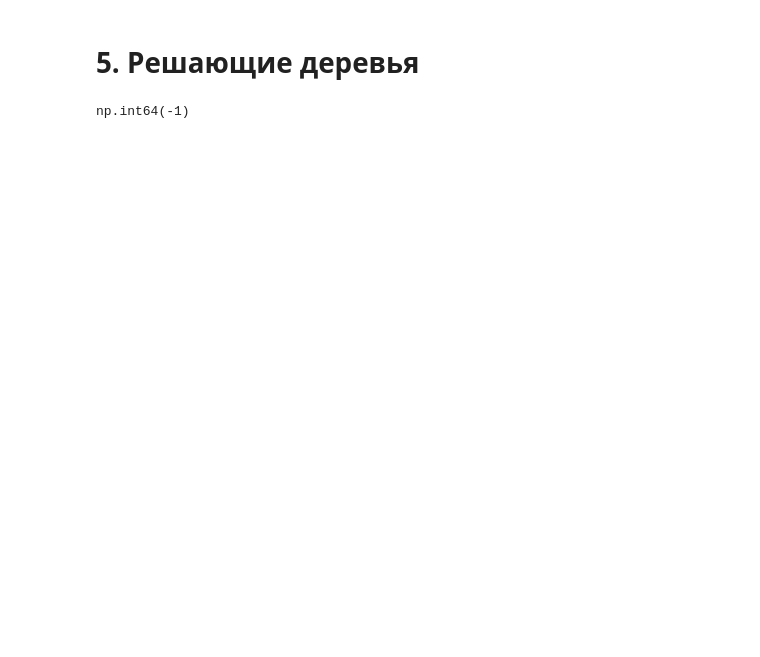
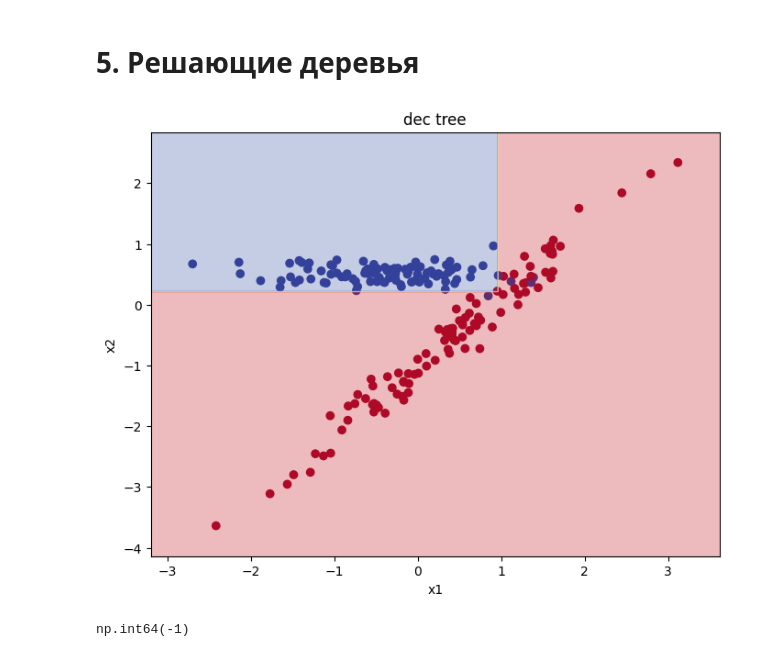
Before and after one commit to bleeeana/ml_methods, a Jupyter notebook: methods.ipynb, the cells around one changed output. Drawn from its saved outputs; the diff is of its cells as text; code cells hidden in the pictures; blank space fills up the shorter version.

```diff
--- a/methods.ipynb
+++ b/methods.ipynb
@@ -581,10 +581,10 @@ class SolvingTreeModel:
         self.min_samples = min_samples
         self.num_classes = len(np.unique(y))
 
-    def fit(self, x_label: list, y_label: str):
+    def fit(self, x_label: list, y_label: str, use_subset: bool = False):
         x = self.dataset[x_label].to_numpy()
         y = self.dataset[y_label].to_numpy()
-        self.root = self.grow_tree(x, y, 0)
+        self.root = self.grow_tree(x, y, 0, use_subset)
 
     def predict(self, x: np.array):
         current_node = self.root
@@ -595,26 +595,41 @@ class SolvingTreeModel:
                 current_node = current_node.child_right
         return current_node.prediction
 
-    def best_split(self, x: np.array, y: np.array) -> SolvingTreeNode:
+    def best_split(self, x: np.array, y: np.array, feature_subset=None):
+        if feature_subset is None:
+            feature_subset = list(range(x.shape[1]))
+
         min_loss = float('inf')
         best_threshold = 0
         best_feature_index = 0
-        for feature_index, feature in enumerate(x.T):
-            for i in range(x.shape[0]):
+
+        for feat_idx in feature_subset:
+            feature = x[:, feat_idx]
+
+            for i in range(len(feature)):
                 current_threshold = feature[i]
-                left = feature <= current_threshold
-                right = ~ left
-                left_loss = self.loss(y[left])
-                right_loss = self.loss(y[right])
-                loss_value = left_loss * len(left) / len(y) + right_loss * len(right) / len(y)
+                left_mask = feature <= current_threshold
+                right_mask = ~left_mask
+
+                if np.sum(left_mask) == 0 or np.sum(right_mask) == 0:
+                    continue
+
+                left_loss = self.loss(y[left_mask])
+                right_loss = self.loss(y[right_mask])
+                loss_value = (
+                    left_loss * np.sum(left_mask) +
+                    right_loss * np.sum(right_mask)
+                ) / len(y)
+
                 if loss_value < min_loss:
+                    min_loss = loss_value
                     best_threshold = current_threshold
-                    min_loss = loss_value
-                    best_feature_index = feature_index
+                    best_feature_index = feat_idx
+
         return best_threshold, best_feature_index
 
 
-    def grow_tree(self, x : np.array, y: np.array, depth) -> SolvingTreeNode:
+    def grow_tree(self, x : np.array, y: np.array, depth, use_subset: bool) -> SolvingTreeNode:
         new_node = SolvingTreeNode()
         num_samples = len(y)
         num_classes = len(np.unique(y))
@@ -623,7 +638,13 @@ class SolvingTreeModel:
             new_node.prediction = values[np.argmax(counts)]
             return new_node
 
-        threshold, feature_index = self.best_split(x, y)
+        subset = None
+
+        if use_subset:
+            max_features = int(np.sqrt(x.shape[1]))
+            subset = np.random.choice(x.shape[1], max_features, replace=False)
+
+        threshold, feature_index = self.best_split(x, y, subset)
         if feature_index == None:
             values, counts = np.unique(y, return_counts=True)
             new_node.prediction = values[np.argmax(counts)]
@@ -633,36 +654,63 @@ class SolvingTreeModel:
         new_node.threshold = threshold
 
         left_data = x[:, feature_index] <= threshold
         right_data = ~left_data
 
-        new_node.child_left = self.grow_tree(x[left_data], y[left_data], depth + 1)
-        new_node.child_right = self.grow_tree(x[right_data], y[right_data], depth + 1)
+        new_node.child_left = self.grow_tree(x[left_data], y[left_data], depth + 1, use_subset)
+        new_node.child_right = self.grow_tree(x[right_data], y[right_data], depth + 1, use_subset)
 
         return new_node
 
     def check_finish(self, depth, num_samples, num_classes) -> bool:
         return (depth > self.max_depth or num_samples <= self.min_samples or num_classes == 1)
 
     def count_probabilities(self, y: np.array):
         _, counts = np.unique(y, return_counts=True)
         return counts / y.shape[0]
 
     def entropy_loss(self, y: np.array):
         probs = self.count_probabilities(y)
         return -np.sum([np.log(prob) * prob for prob in probs])
 
     def gini_impurity_loss(self, y: np.array):
         probs = self.count_probabilities(y) ** 2
         return 1 - np.sum(probs)
 
+    def plot(self, x_label, y_label):
+
+        x = self.dataset[x_label].to_numpy()
+        y = self.dataset[y_label].to_numpy()
+
+        x_min, x_max = x[:, 0].min() - 0.5, x[:, 0].max() + 0.5
+        y_min, y_max = x[:, 1].min() - 0.5, x[:, 1].max() + 0.5
+
+        xx, yy = np.meshgrid(
+            np.linspace(x_min, x_max, 300),
+            np.linspace(y_min, y_max, 300)
+        )
+
+        grid_points = np.c_[xx.ravel(), yy.ravel()]
+
+        predictions = np.array([self.predict(point.reshape(1, -1)) for point in grid_points])
+        predictions = predictions.reshape(xx.shape)
+
+        plt.figure(figsize=(8, 6))
+        plt.scatter(X_linear[:, 0], X_linear[:, 1], c=y_linear, cmap='RdYlBu')
+        plt.title('dec tree')
+        plt.contourf(xx, yy, predictions, alpha=0.3, cmap='RdYlBu')
+        plt.xlabel(x_label[0])
+        plt.ylabel(x_label[1])
+        plt.show()
 
 x_label = ["x1", "x2"]
 y_label = ["y"]
 x = np.array([[-1, 0]])
-model = SolvingTreeModel(svm_dataset1, 6, 6, 1)
+model = SolvingTreeModel(svm_dataset1, 5, 10, 2)
 model.fit(x_label, y_label)
+model.plot(x_label, y_label)
 model.predict(x)
 # %% [output]
+[figure, added]
 np.int64(-1)
 # %%
 class RandomForestModel:
```
Also changed, not shown: parts of 4 cells of this notebook, 1 other file.
